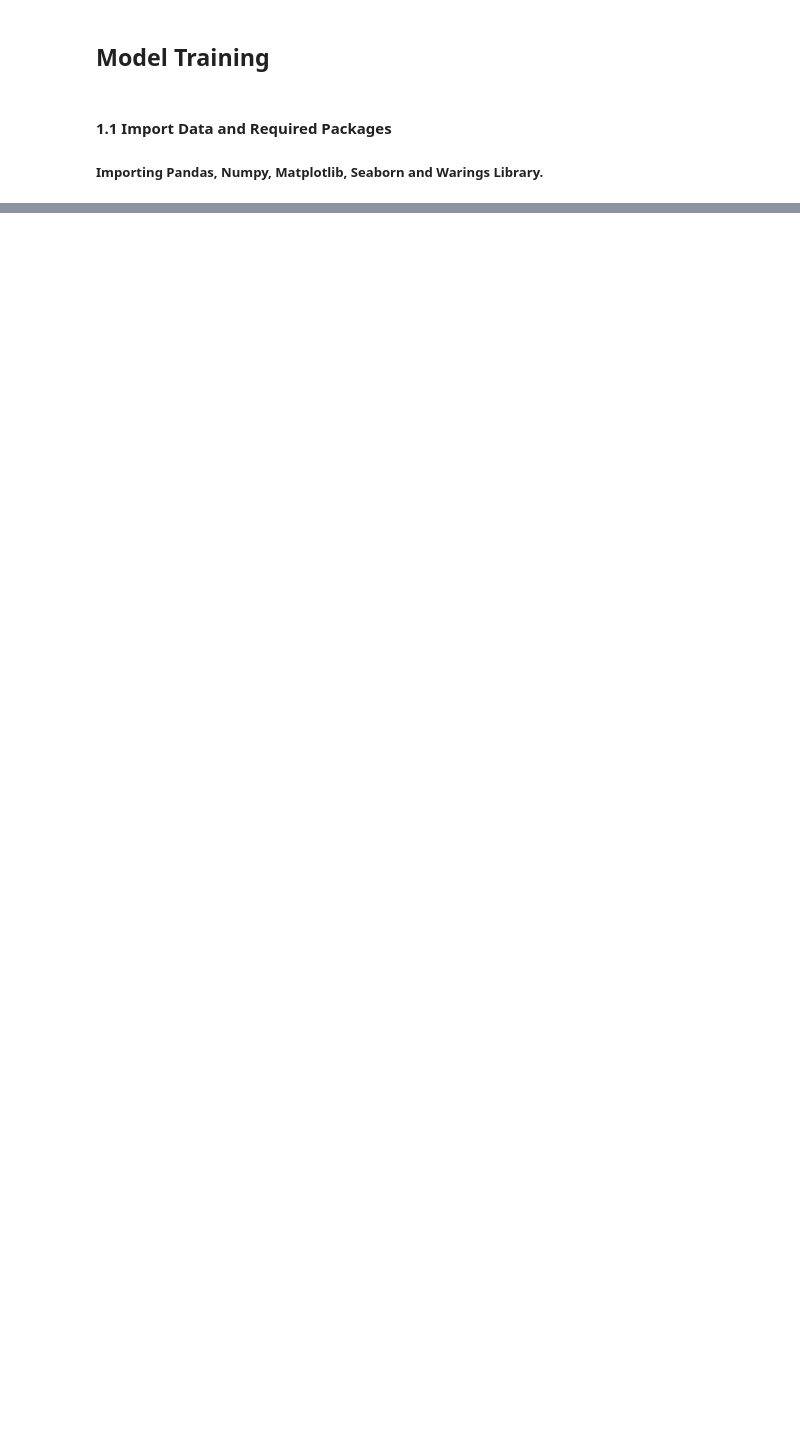
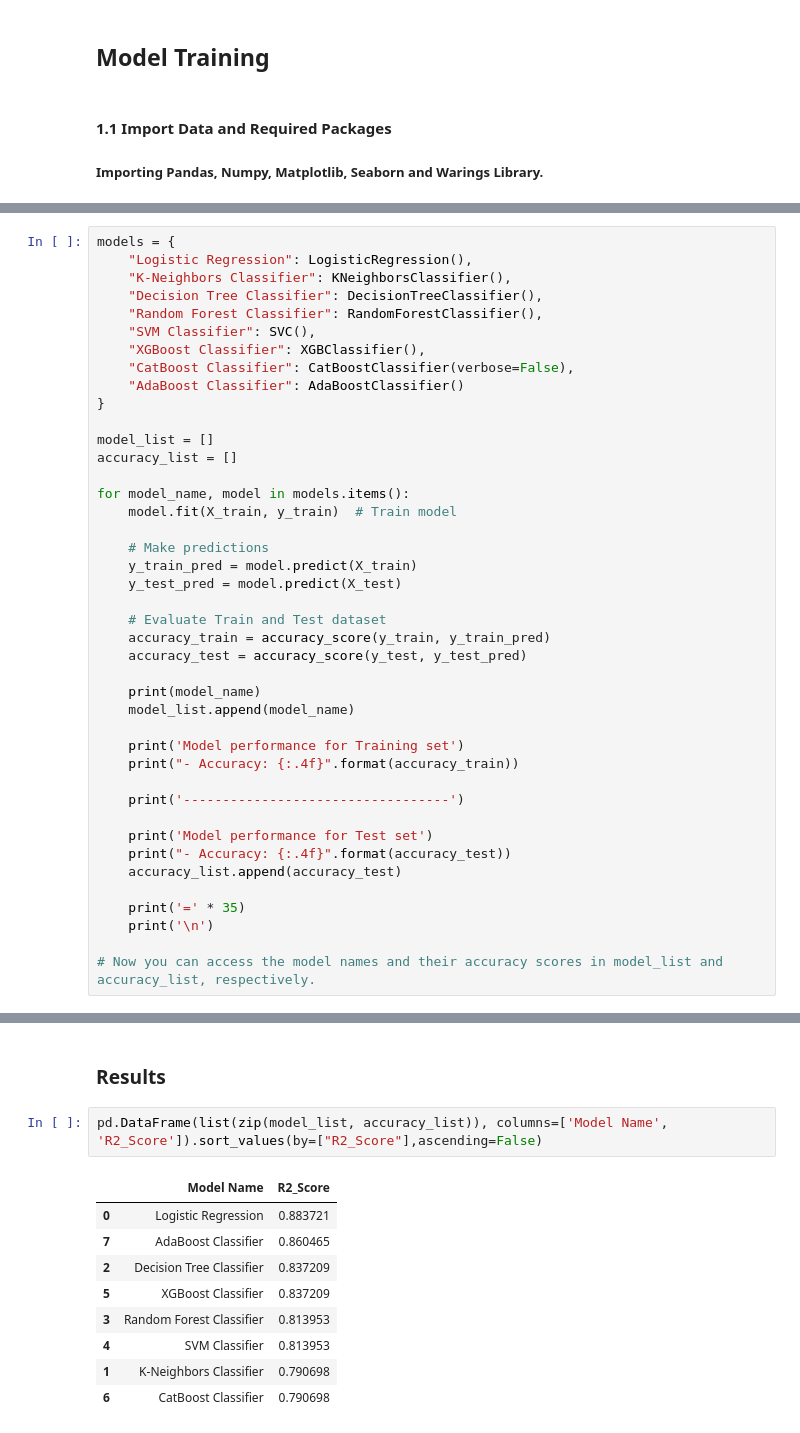
Before and after one commit to Aravind-SL/Campus_placement_prediction, a Jupyter notebook: Notebooks/Model_training.ipynb, the cells around one changed output, grey strips where cells are left out. Saved outputs shown, nothing was run; the diff lists cells and outputs as text; blank space fills up the shorter version.

```diff
--- a/Notebooks/Model_training.ipynb
+++ b/Notebooks/Model_training.ipynb
@@ -38,0 +101,42 @@ ModuleNotFoundError: No module named 'sklearn'
+# %%
+models = {
+    "Logistic Regression": LogisticRegression(),
+    "K-Neighbors Classifier": KNeighborsClassifier(),
+    "Decision Tree Classifier": DecisionTreeClassifier(),
+    "Random Forest Classifier": RandomForestClassifier(),
+    "SVM Classifier": SVC(),
+    "XGBoost Classifier": XGBClassifier(),
+    "CatBoost Classifier": CatBoostClassifier(verbose=False),
+    "AdaBoost Classifier": AdaBoostClassifier()
+}
+
+model_list = []
+accuracy_list = []
+
+for model_name, model in models.items():
+    model.fit(X_train, y_train)  # Train model
+
+    # Make predictions
+    y_train_pred = model.predict(X_train)
+    y_test_pred = model.predict(X_test)
+
+    # Evaluate Train and Test dataset
+    accuracy_train = accuracy_score(y_train, y_train_pred)
+    accuracy_test = accuracy_score(y_test, y_test_pred)
+
+    print(model_name)
+    model_list.append(model_name)
+
+    print('Model performance for Training set')
+    print("- Accuracy: {:.4f}".format(accuracy_train))
+
+    print('----------------------------------')
+
+    print('Model performance for Test set')
+    print("- Accuracy: {:.4f}".format(accuracy_test))
+    accuracy_list.append(accuracy_test)
+
+    print('=' * 35)
+    print('\n')
+
+# Now you can access the model names and their accuracy scores in model_list and accuracy_list, respectively.
@@ -38,0 +161,14 @@ ModuleNotFoundError: No module named 'sklearn'
+# %% [markdown]
+### Results
+# %%
+pd.DataFrame(list(zip(model_list, accuracy_list)), columns=['Model Name', 'R2_Score']).sort_values(by=["R2_Score"],ascending=False)
+# %% [output]
+|  | Model Name | R2_Score |
+| 0 | Logistic Regression | 0.883721 |
+| 7 | AdaBoost Classifier | 0.860465 |
+| 2 | Decision Tree Classifier | 0.837209 |
+| 5 | XGBoost Classifier | 0.837209 |
+| 3 | Random Forest Classifier | 0.813953 |
+| 4 | SVM Classifier | 0.813953 |
+| 1 | K-Neighbors Classifier | 0.790698 |
+| 6 | CatBoost Classifier | 0.790698 |
```
Also changed, not shown: parts of 25 cells of this notebook, 4 other files.
